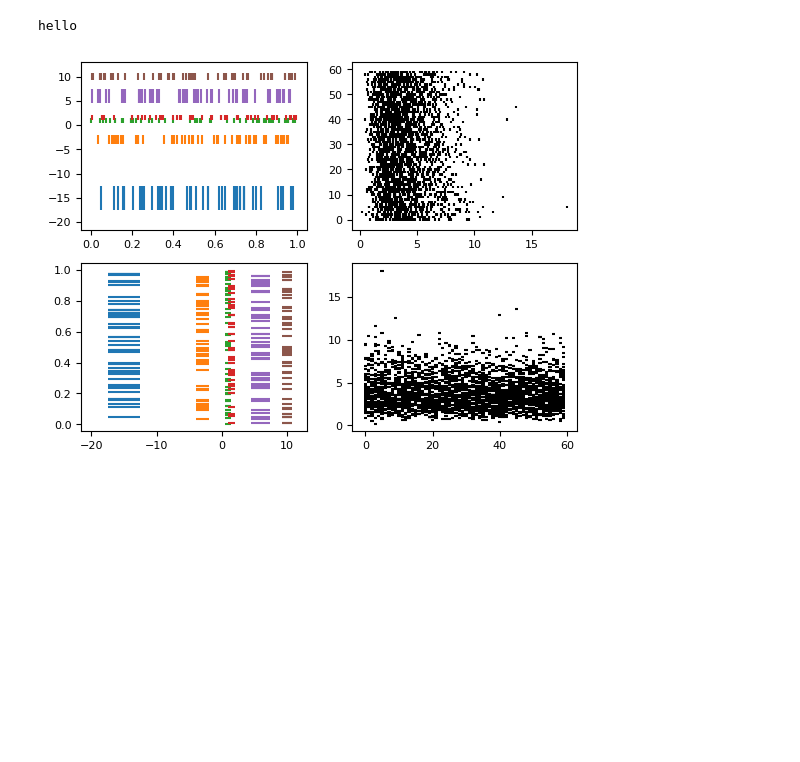
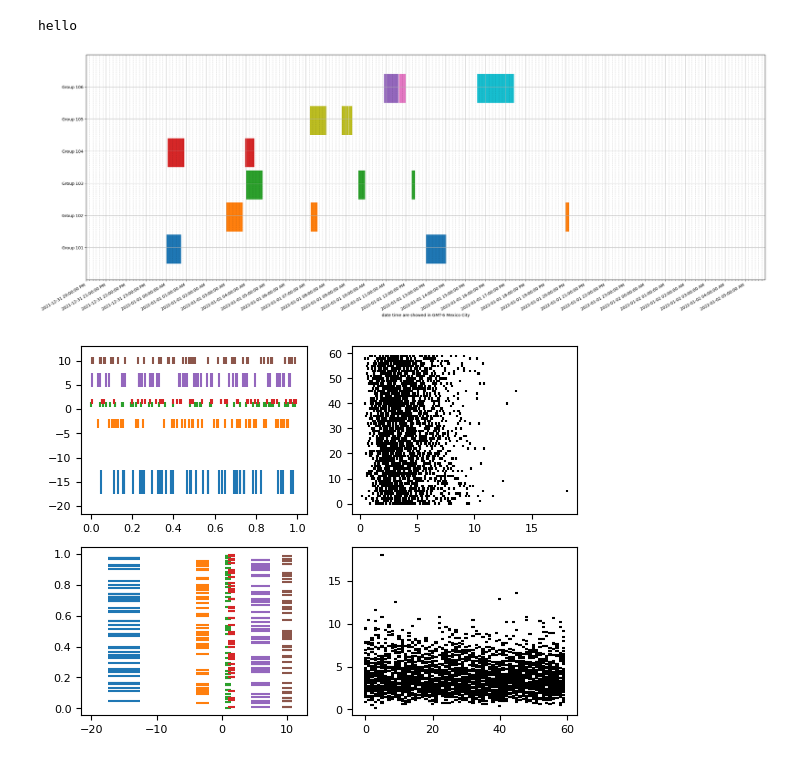
Before and after one commit to fronzec/jupyter-projects, a Jupyter notebook: time-range-ploting/time-range.ipynb, the cells around one changed output. Cells and saved outputs as stored; diff of their text form; code cells hidden in the pictures; blank space fills up the shorter version.

Commit message:
new: ploting time range with additional examples

```diff
--- a/time-range-ploting/time-range.ipynb
+++ b/time-range-ploting/time-range.ipynb
@@ -11,6 +11,63 @@ except Exception as e:
     print(str(e))
 # %% [output]
 hello
+# %%
+import matplotlib.pyplot as plt
+import datetime as dt
+from datetime import timedelta
+from datetime import datetime
+import matplotlib.dates as mdates
+from matplotlib.ticker import (AutoMinorLocator, MultipleLocator)
+
+# Horizontal bar plot with gaps
+
+fig, ax = plt.subplots()
+fig.set_figheight(10.0)
+fig.set_figwidth(30.0)
+
+ax.broken_barh([(datetime(2022, 1, 1,0,0,0), timedelta(minutes=45)), (datetime(2022, 1, 1, 13,0,0), timedelta(minutes=62))], (10, 9), facecolors='tab:blue')
+
+ax.broken_barh([(datetime(2022, 1, 1,3,0,0), timedelta(minutes=50)), (datetime(2022, 1, 1,7,15,0), timedelta(minutes=20)), (datetime(2022, 1, 1,20,1,0), timedelta(minutes=10))], (20, 9),
+               facecolors='tab:orange')
+
+ax.broken_barh([(datetime(2022, 1, 1,4,0,0), timedelta(minutes=50)), (datetime(2022, 1, 1,9,38,0), timedelta(minutes=20)), (datetime(2022, 1, 1,12,18,0), timedelta(minutes=10))], (30, 9),
+               facecolors='tab:green')
+
+ax.broken_barh([(datetime(2022, 1, 1,0,5,0), timedelta(minutes=50)), (datetime(2022, 1, 1,3, 57,0), timedelta(minutes=20)), (datetime(2022, 1, 1,4,15,0), timedelta(minutes=10))], (40, 9),
+               facecolors='tab:red')
+
+ax.broken_barh([(datetime(2022, 1, 1,7,12,0), timedelta(minutes=50)), (datetime(2022, 1, 1,8,48,0), timedelta(minutes=20)), (datetime(2022, 1, 1,9,9,0), timedelta(minutes=10))], (50, 9),
+               facecolors='tab:olive')
+
+ax.broken_barh([(datetime(2022, 1, 1,10,55,0), timedelta(minutes=43)), (datetime(2022, 1, 1,11,40,0), timedelta(minutes=20)), (datetime(2022, 1, 1,15,35,0), timedelta(minutes=110))], (60, 9),
+               facecolors=('tab:purple','tab:pink','tab:cyan'))
+
+ax.set_ylim(5, 75)
+
+ax.xaxis.set_major_locator(mdates.HourLocator())
+ax.xaxis.set_minor_locator(mdates.MinuteLocator(byminute=[10,20,30,40,50]))
+
+# Setting X-axis limits
+datemin = dt.datetime(2021, 12, 31,20,0,0)
+datemax = dt.datetime(2022, 1, 2,5, 59,59)
+ax.set_xlim(datemin, datemax)
+ax.set_xlabel('date time are showed in GMT-6 Mexico City')
+
+ax.set_yticks([15, 25, 35, 45, 55, 65], labels=['Group 101', 'Group 102','Group 103', 'Group 104','Group 105', 'Group 106'])     # Modify y-axis tick labels
+
+ax.grid(True)                                       # Make grid lines visible
+plt.grid(True, which='minor', color='black', linestyle='dashed', alpha=0.2)
+
+#ax.annotate('race interrupted', (61, 25),
+#            xytext=(0.8, 0.9), textcoords='axes fraction',
+#            arrowprops=dict(facecolor='black', shrink=0.05),
+#            fontsize=16,
+#            horizontalalignment='right', verticalalignment='top')
+ax.xaxis.set_major_formatter(mdates.DateFormatter("%Y-%m-%d %H:%M:%S %p"))
+plt.setp(ax.get_xticklabels(), rotation=30, ha="right")
+plt.show()
+# %% [output]
+[figure, added]
 # %%
 import matplotlib.pyplot as plt
 import numpy as np
```
Also changed, not shown: parts of 1 cell of this notebook.
